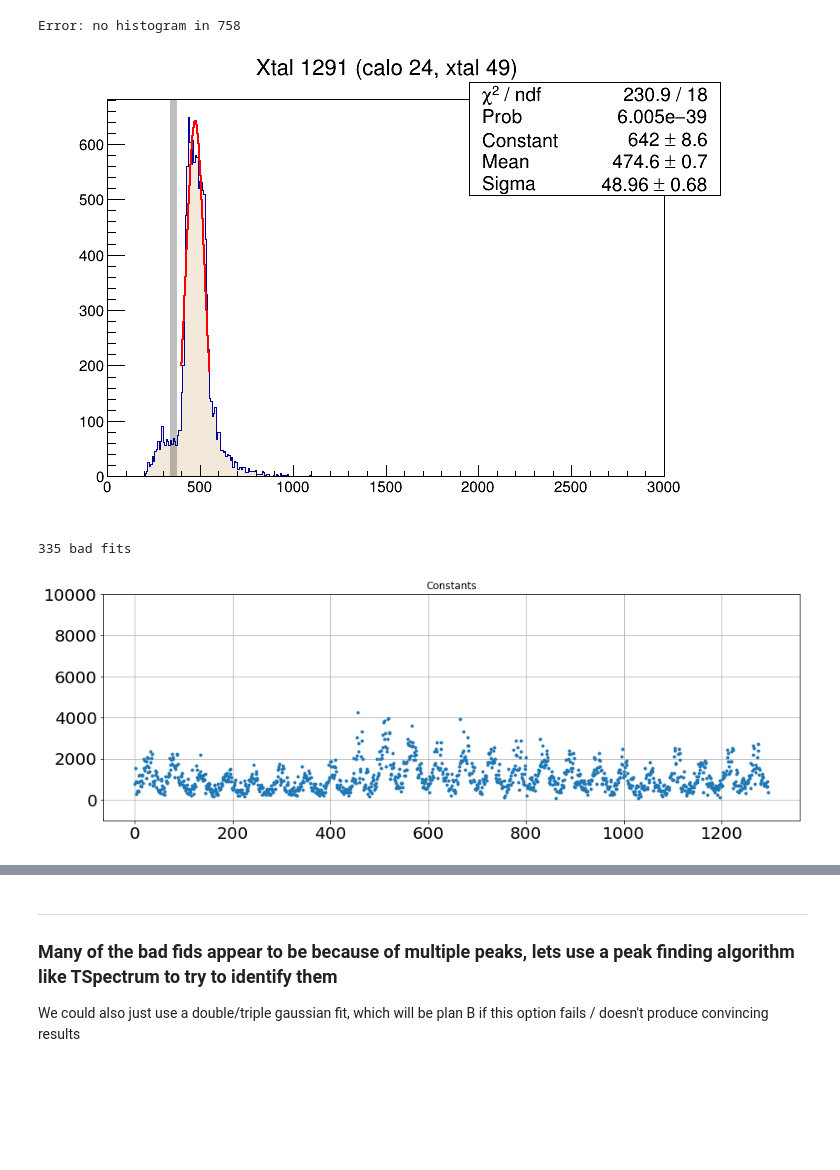
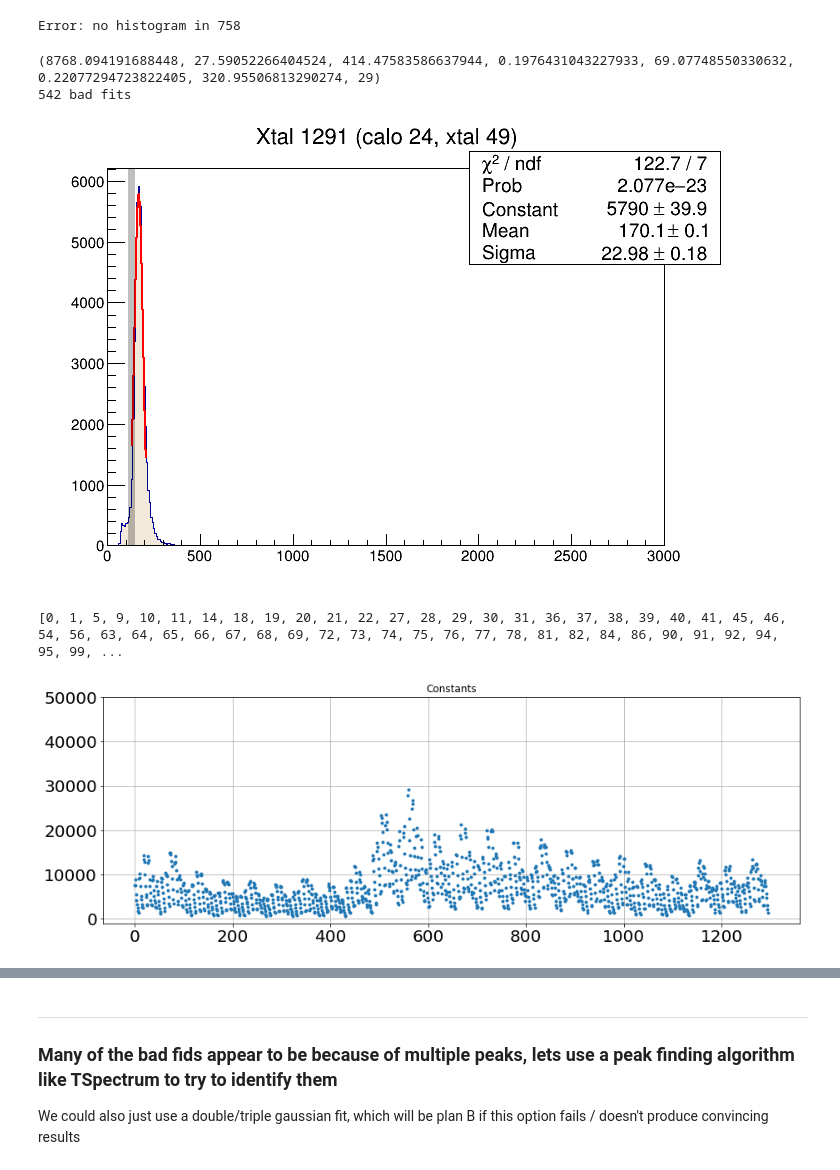
Before and after one commit to jlabounty/g-2, a Jupyter notebook: detectorOps/deltaT/calibrateXtals.ipynb, the cells around one changed output, grey strips where cells are left out. Drawn from its saved outputs; the diff is of its cells as text; code cells hidden in the pictures; blank space fills up the shorter version.

```diff
--- a/detectorOps/deltaT/calibrateXtals.ipynb
+++ b/detectorOps/deltaT/calibrateXtals.ipynb
@@ -29,3 +26,20 @@ cutString = "coinNum > 0 && coinNum < 4 && nHit == 1"
+# %%
+#cutString = "coinNum == 1 && nHit == 1" #original
+#cutString = "coinNum == 3 && nHit == 1"
+
+fin_hist = "./data/Dec18_energy_vs_xtal_vs_coinNum.root"
+fin_hist = "./data/post_disk/Jan10_withEnergyAndIntraAndInterCalib_energy_vs_xtal_vs_coinNum.root"
+
+coincidenceNumber = 2
+#coincidenceNumber = [1,3]
+singleCoincidence = True
+printCaloHists = True
+getHistFromFile = True #get hist from saves root file, not from TTree
+highMeanAsError = True #if the mean of an xtal is above a certain error, flag the fit as bad
+
+
+#cutString = "coinNum > 0 && coinNum < 4 && nHit == 1"
+cutString = "coinNum == "+str(coincidenceNumber)+" && nHit == 1"
 # %% [raw]
 c = r.TCanvas()
 t.Draw("xtalEnergy", cutString)
@@ -57,15 +222,0 @@ c.Draw()
-# %%
-getHistFromFile = True
-
-if(getHistFromFile):
-    fhist = r.TFile("./data/xtalEnergy_vs_XtalNum_ForEnergyCalibration.root")
-    c = fhist.Get("c1")
-    allEnergies = c.GetPrimitive("energyXtal").Clone("energyXtal")
-    allEnergies.SetDirectory(0)
-else:
-    allEnergies = r.TH2D("energyXtal","Xtal Energies; Xtal Number; Energy [MeV-ish]", 1296,-0.5,1295.5,400,0.0,3000.0)
-    t.Draw("xtalEnergy:(caloNum-1)*54 + xtalNum>>energyXtal",cutString,"goff")
-
-c = r.TCanvas()
-allEnergies.Draw()
-c.Draw()
@@ -383,7 +484,7 @@ for i, h in enumerate(allFitHists):
 
     if( i % 54 == 53):
         print("Starting calo", int(np.ceil(i/54)))
-        if(False):
+        if(printCaloHists):
             c.Draw()
             c.Print("./images/AllFits_Calo"+str(int(np.ceil(i/54))).zfill(2)+".png")
             #c.Print("./images/AllFits_Calo"+str(int(np.ceil(i/54))).zfill(2)+".pdf")
@@ -431,24 +549,33 @@ Error: no histogram in 758
 # %%
 badFits = []
 os.system("rm -f ./images/BadFit*")
 c = r.TCanvas()
-chiSqCut = 8
+chiSqCut = 15
+chiSqCutLow = 0.91
 for i, x in enumerate(fitPars):
+    if(i == 558):
+        print(x)
     if(x[7] != 0):
-        if(x[6]/x[7] > chiSqCut or x[2] < 101):
+        if(x[6]/x[7] > chiSqCut or not(x[6]/x[7] > chiSqCutLow) or x[2] < 101):
             allFitHists[i].Draw("")
             allFitHists[i].SetFillColorAlpha(42,0.3)
             lines[i].Draw("SAME")
             c.Draw()
             #c.Print("./images/BadFit_"+str(i).zfill(4)+".png")
             #print("Bad fit in xtal", i)
             badFits.append(i)
+    else:
+        badFits.append(i)
+
+print(len(badFits),"bad fits")
 # %% [output]
+(8768.094191688448, 27.59052266404524, 414.47583586637944, 0.1976431043227933, 69.07748550330632, 0.22077294723822405, 320.95506813290274, 29)
+542 bad fits
-[figure, old version]
+[figure, new version]
 # %%
-print(len(badFits),"bad fits")
+print(badFits)
 # %% [output]
-335 bad fits
+[0, 1, 5, 9, 10, 11, 14, 18, 19, 20, 21, 22, 27, 28, 29, 30, 31, 36, 37, 38, 39, 40, 41, 45, 46, 54, 56, 63, 64, 65, 66, 67, 68, 69, 72, 73, 74, 75, 76, 77, 78, 81, 82, 84, 86, 90, 91, 92, 94, 95, 99, ...
 # %%
 const, constErrs, means, meanErrs, sigs, sigErrs, chiSq, ndf = zip(*fitPars)
 xtalNums = [i for i in range(len(const))]
@@ -456,11 +583,11 @@ xtalNums = [i for i in range(len(const))]
 fig, ax = plt.subplots(figsize=(15,5))
 plt.title("Constants")
 plt.errorbar(xtalNums, const, yerr=constErrs, fmt=".")
-plt.ylim(-1000,10000)
+plt.ylim(-1000,50000)
 plt.grid()
 plt.show()
 # %% [output]
-[figure, old version]
+[figure, new version]
 # %%
 fig, ax = plt.subplots(figsize=(15,5))
 plt.title("Constants")
```
Also changed, not shown: parts of 65 cells of this notebook, 27 other files.
